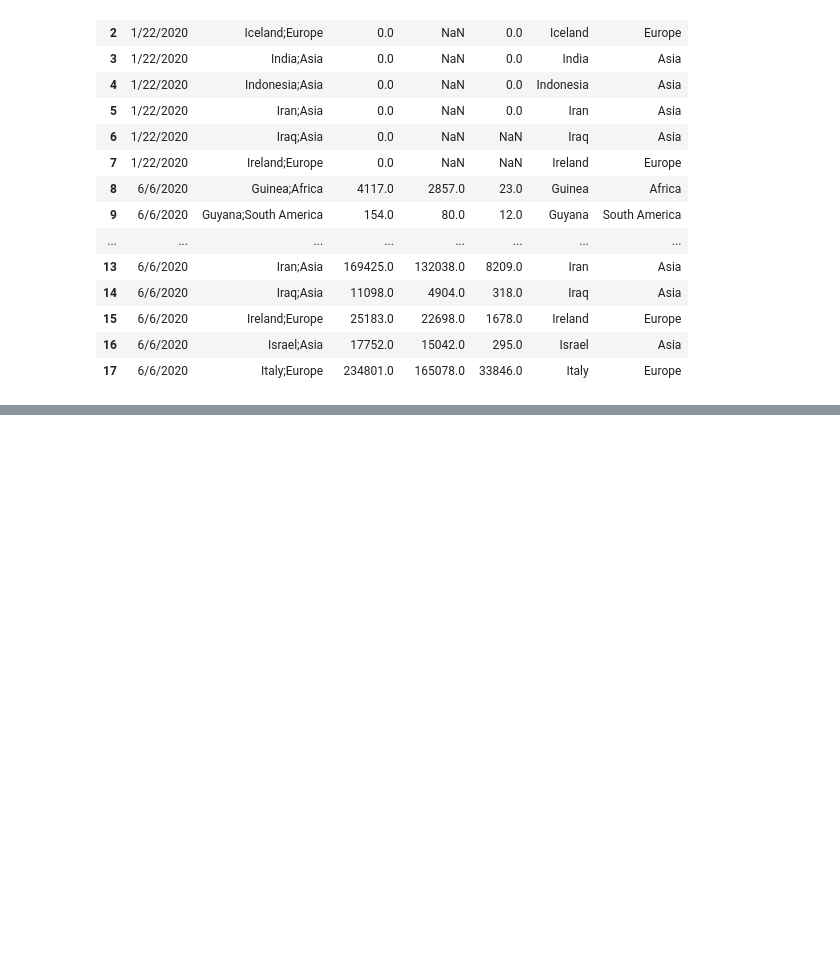
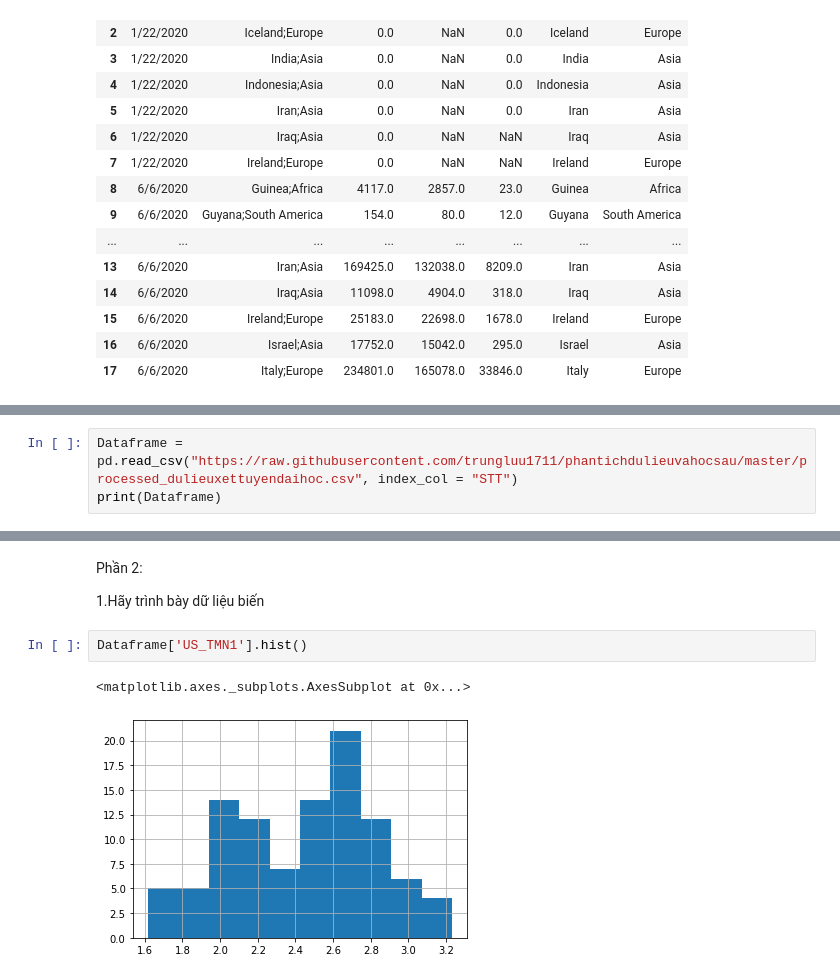
Before and after one commit to long945/DataAnalyze, a Jupyter notebook: HocSauLab02.ipynb, the cells around one changed output, grey strips where cells are left out. Drawn from its saved outputs; the diff is of its cells as text; blank space fills up the shorter version.

```diff
--- a/HocSauLab02.ipynb
+++ b/HocSauLab02.ipynb
@@ -205,0 +180,3 @@ SyntaxError: ignored
+# %%
+Dataframe = pd.read_csv("https://raw.githubusercontent.com/trungluu1711/phantichdulieuvahocsau/master/processed_dulieuxettuyendaihoc.csv", index_col = "STT")
+print(Dataframe)
@@ -205,0 +298,9 @@ SyntaxError: ignored
+# %% [markdown]
+Phần 2:
+
+1.Hãy trình bày dữ liệu biến
+# %%
+Dataframe['US_TMN1'].hist()
+# %% [output]
+<matplotlib.axes._subplots.AxesSubplot at 0x...>
+[figure, added]
```
Also changed, not shown: parts of 30 cells of this notebook.
